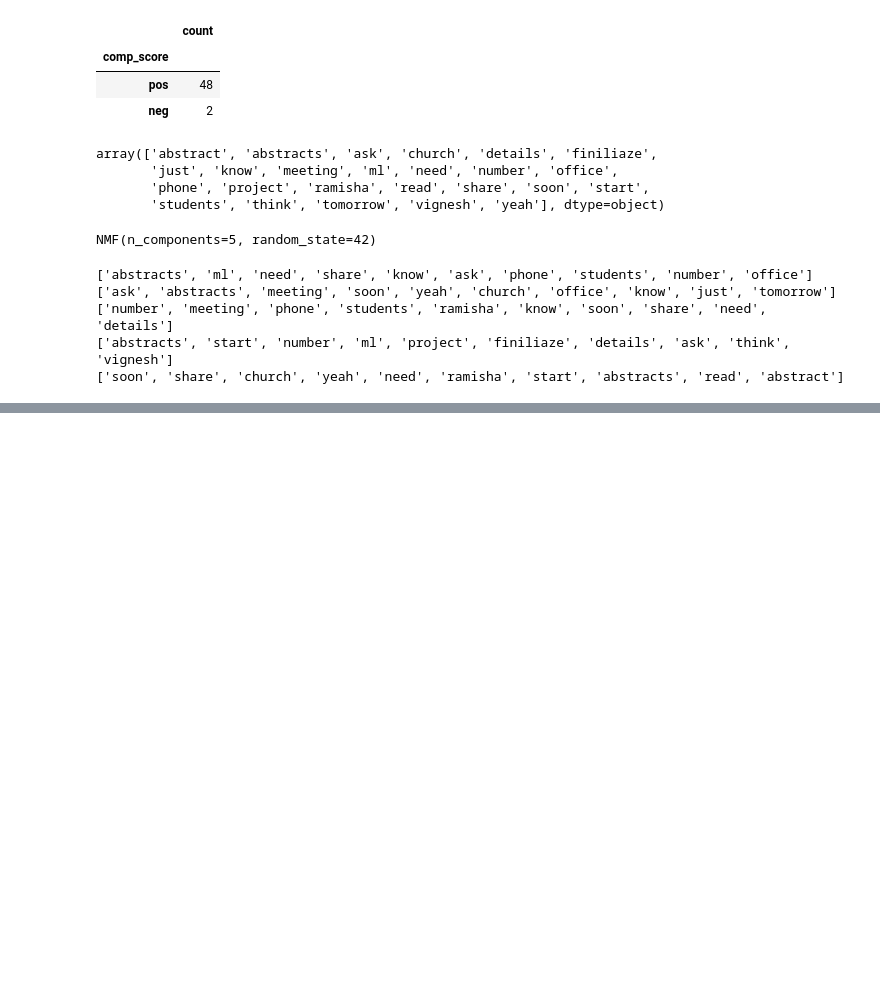
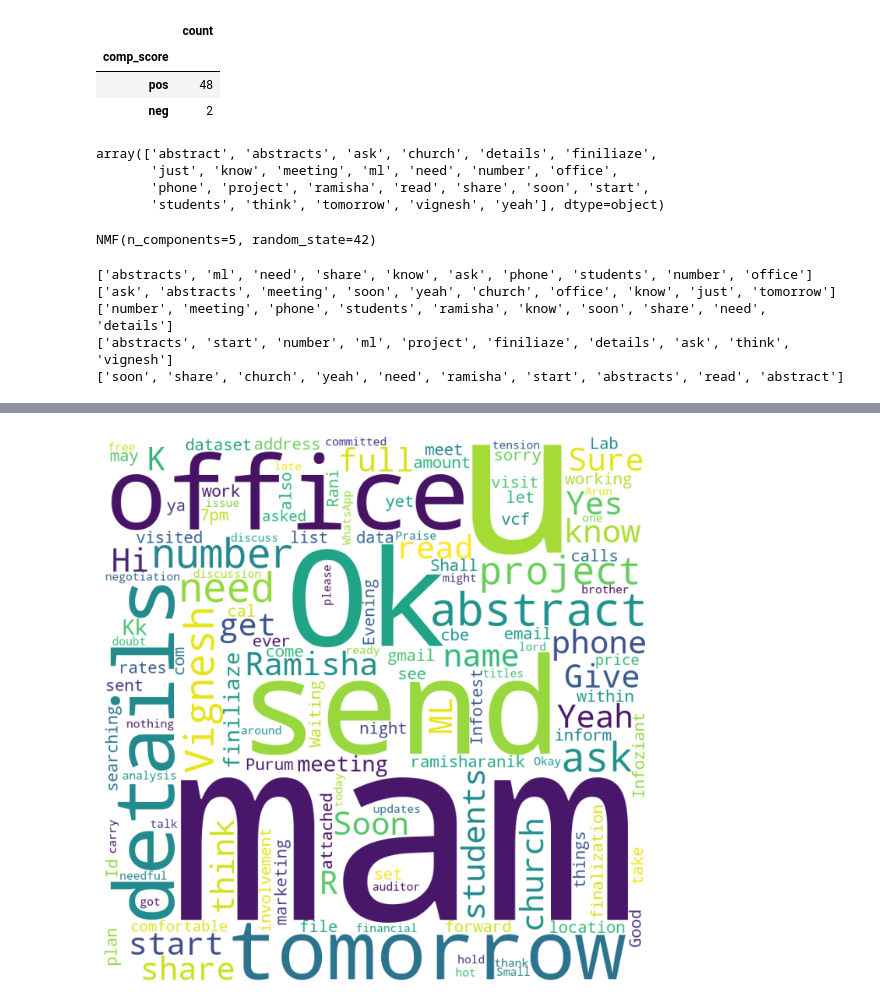
Before and after one commit to ShameemBanuAI/NLP-TopicModelling, a Jupyter notebook: TopicModel_CountVect_NMF.ipynb, the cells around one changed output, grey strips where cells are left out. Drawn from its saved outputs; the diff is of its cells as text; code cells hidden in the pictures; blank space fills up the shorter version.

```diff
--- a/TopicModel_CountVect_NMF.ipynb
+++ b/TopicModel_CountVect_NMF.ipynb
@@ -137,0 +152,23 @@ dataset
+# %%
+comment_words = []
+stoplist = stopwords.words('english')
+stoplist.extend(['omitted', 'voice','missed','call','video','deleted','media','message'])
+wordcloudss="This function saves image"
+dataset.index=range(dataset.shape[0])
+for i in range(1,len(dataset)):
+    comment_words.append(dataset['Chat'][i])
+    vv=" ".join(comment_words)
+    wordcloud = WordCloud(width = 800, height = 800,
+                                background_color ='white',
+                                      stopwords = stoplist,
+                                      min_font_size = 10).generate(vv)
+plt.figure(figsize = (9, 7), facecolor = None)
+plt.imshow(wordcloud)
+plt.axis("off")
+plt.tight_layout(pad = 0)
+#plt.savefig('wordcloud.PNG')
+plt.show()
+print("Successfully created")
+wordcloudss="This function saves image"
+# %% [output]
+[figure, added]
```
Also changed, not shown: parts of 2 cells of this notebook.
